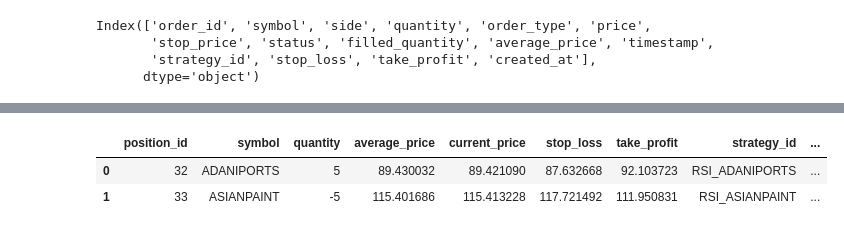
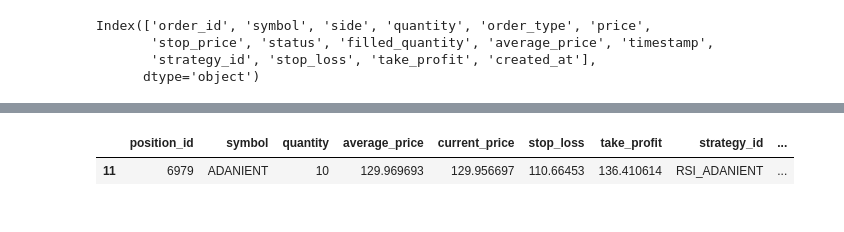
Before and after one commit to AryanGupta0007/algoTradingProject, a Jupyter notebook: analysis.ipynb, the cells around one changed output, grey strips where cells are left out. Drawn from its saved outputs; the diff is of its cells as text; code cells hidden in the pictures.

```diff
--- a/analysis.ipynb
+++ b/analysis.ipynb
@@ -75,6 +106,5 @@ Index(['order_id', 'symbol', 'side', 'quantity', 'order_type', 'price',
 # %%
-positions_df
+positions_df[positions_df['strategy_id'] == 'RSI_ADANIENT']
 # %% [output]
 |  | position_id | symbol | quantity | average_price | current_price | stop_loss | take_profit | strategy_id | ... |
-| 0 | 32 | ADANIPORTS | 5 | 89.430032 | 89.421090 | 87.632668 | 92.103723 | RSI_ADANIPORTS | ... |
-| 1 | 33 | ASIANPAINT | -5 | 115.401686 | 115.413228 | 117.721492 | 111.950831 | RSI_ASIANPAINT | ... |
+| 11 | 6979 | ADANIENT | 10 | 129.969693 | 129.956697 | 110.66453 | 136.410614 | RSI_ADANIENT | ... |
```
Also changed, not shown: parts of 6 cells of this notebook, 3 other files.
